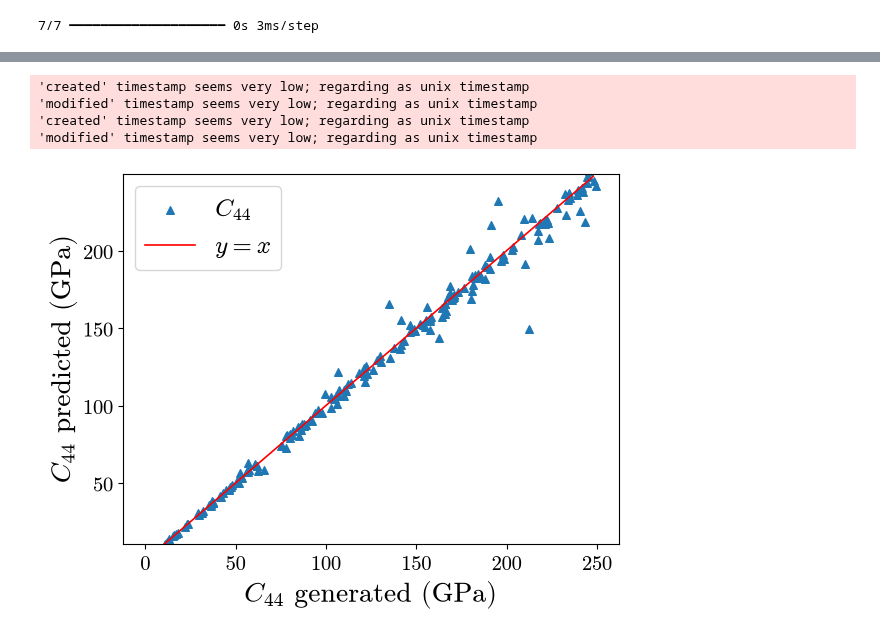
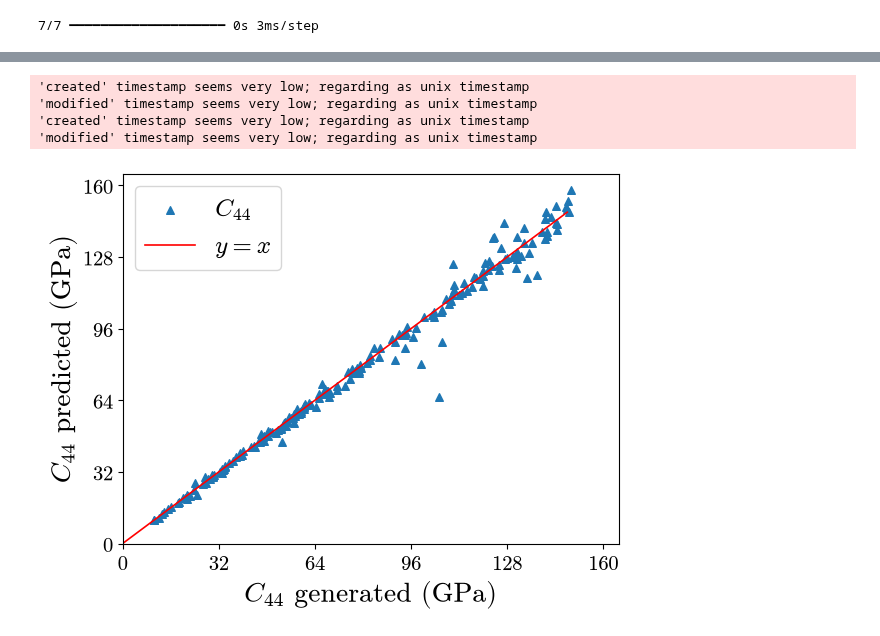
Before and after one commit to cubos-d/RUSpectroscopy_Tools, a Jupyter notebook: notebooks/fancy_plots_unified.ipynb, the cells around one changed output, grey strips where cells are left out. Cells and saved outputs as stored; diff of their text form; code cells hidden in the pictures.

```diff
--- a/notebooks/fancy_plots_unified.ipynb
+++ b/notebooks/fancy_plots_unified.ipynb
@@ -103,6 +103,6 @@ geo_df
 200 rows × 2 columns
 # %%
-M_max = 250 #GPa
+M_max = 150 #GPa
 datos_iso = pd.DataFrame()
 datos_cubic = pd.DataFrame()
 datos_iso["K"] = np.random.uniform(10, M_max, N_data)
@@ -386,21 +403,25 @@ plt.savefig("../Thesis_Docs/pictures/figXX_C12.pdf", bbox_inches="tight", pad_in
 # %%
 fig_C44 = plt.figure()
 ax1 =fig_C44.add_subplot(111)
 line_color = "red"
 labels_fontsize = 20
 ref1 = range(int(max(datos_graph["C44"])))
 ax1.scatter(datos_graph["C44"], datos_graph["C44_pred"], marker="^", s=30)
 ax1.plot(list(ref1), list(ref1), color = line_color)
 ax1.set_xlabel(r"$C_{44}$ generated (GPa)", fontsize = labels_fontsize)
 ax1.set_ylabel(r"$C_{44}$ predicted (GPa)", fontsize = labels_fontsize)
-ax1.set_ylim(min(datos_graph["C44"]), max(datos_graph["C44"]))
+ax1.set_ylim(min(datos_graph["C44_pred"]) - 5, max(datos_graph["C44_pred"]) + 7)
+ax1.set_xlim(min(datos_graph["C44_pred"]) - 5, max(datos_graph["C44_pred"]) + 7)
 ax1.tick_params(axis='x', labelsize=15)
 ax1.tick_params(axis='y', labelsize=15)
+ticks = np.linspace(0, 160, 6)
+ax1.set_xticks(ticks)
+ax1.set_yticks(ticks)
 ax1.legend([r"$C_{44}$", r"$y = x$"], fontsize = 18)
 plt.savefig("../Thesis_Docs/pictures/figXX_C44.pdf", bbox_inches="tight", pad_inches=0)
 # %% [output]
 'created' timestamp seems very low; regarding as unix timestamp
 'modified' timestamp seems very low; regarding as unix timestamp
 'created' timestamp seems very low; regarding as unix timestamp
 'modified' timestamp seems very low; regarding as unix timestamp
-[figure, old version]
+[figure, new version]
```
Also changed, not shown: parts of 13 cells of this notebook.
